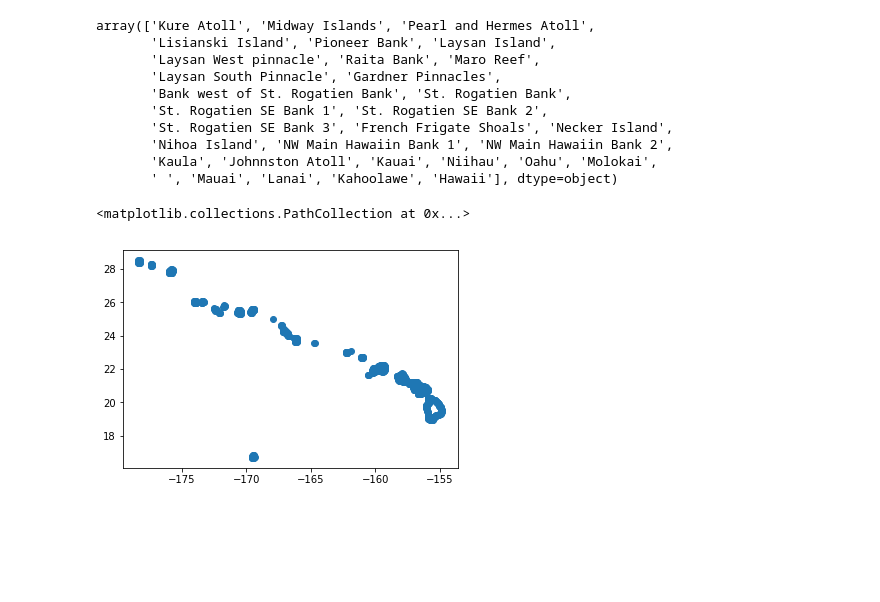
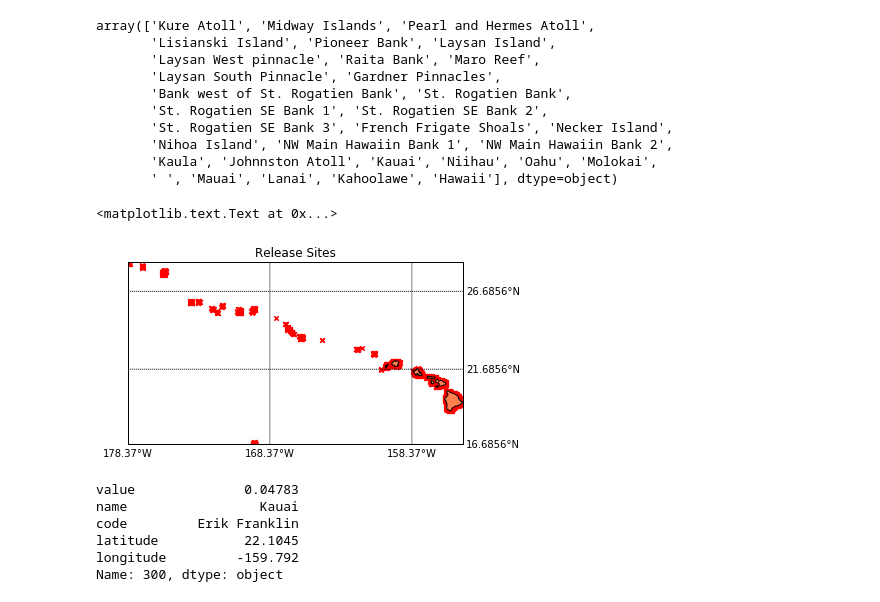
Before and after one commit to michellemho/parcels_work, a Jupyter notebook: recruitment_behavior_hawaii.ipynb, the cells around one changed output. Saved outputs shown, nothing was run; the diff lists cells and outputs as text; code cells hidden in the pictures; blank space fills up the shorter version.

```diff
--- a/recruitment_behavior_hawaii.ipynb
+++ b/recruitment_behavior_hawaii.ipynb
@@ -85,8 +94,28 @@ array(['Kure Atoll', 'Midway Islands', 'Pearl and Hermes Atoll',
 # %%
 lat = release_locations['latitude']
 lon = release_locations['longitude']
-# %%
-plt.scatter(lon, lat)
-# %% [output]
-<matplotlib.collections.PathCollection at 0x...>
-[figure, removed]
+# %%
+mapper = Basemap(projection='merc',
+                 llcrnrlon=np.nanmin(lon),
+                 llcrnrlat=np.nanmin(lat),
+                 urcrnrlon=np.nanmax(lon),
+                 urcrnrlat=np.nanmax(lat),
+                 resolution='i')
+mapper.drawmapboundary()
+mapper.drawcoastlines()
+parallels = np.arange(np.nanmin(lat),np.nanmax(lat),5.)
+
+# labels = [left,right,top,bottom]
+
+mapper.drawparallels(parallels,labels=[False,True,True,False])
+
+meridians = np.arange(np.nanmin(lon),np.nanmax(lon),10)
+mapper.drawmeridians(meridians,labels=[True,False,False,True])
+
+mapper.fillcontinents(color='coral',lake_color='aqua')
+mapper.scatter(list(lon), list(lat), latlon=True, c='red', marker='x', s=20)
+
+plt.title('Release Sites')
+# %% [output]
+<matplotlib.text.Text at 0x...>
+[figure, added]
@@ -92,0 +128,9 @@ plt.scatter(lon, lat)
+# %%
+single_release_site
+# %% [output]
+value              0.04783
+name                 Kauai
+code         Erik Franklin
+latitude           22.1045
+longitude         -159.792
+Name: 300, dtype: object
```
Also changed, not shown: parts of 28 cells of this notebook.
